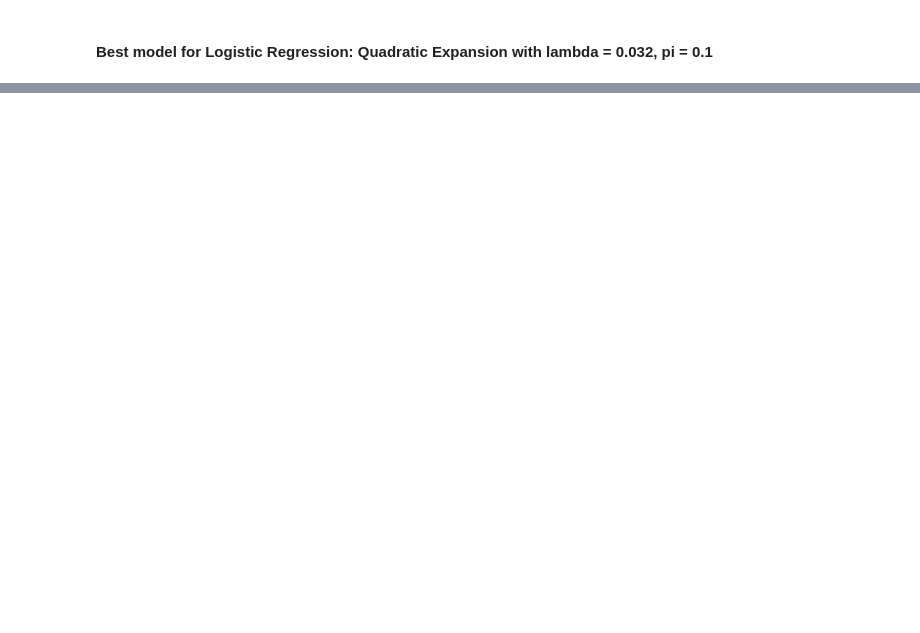
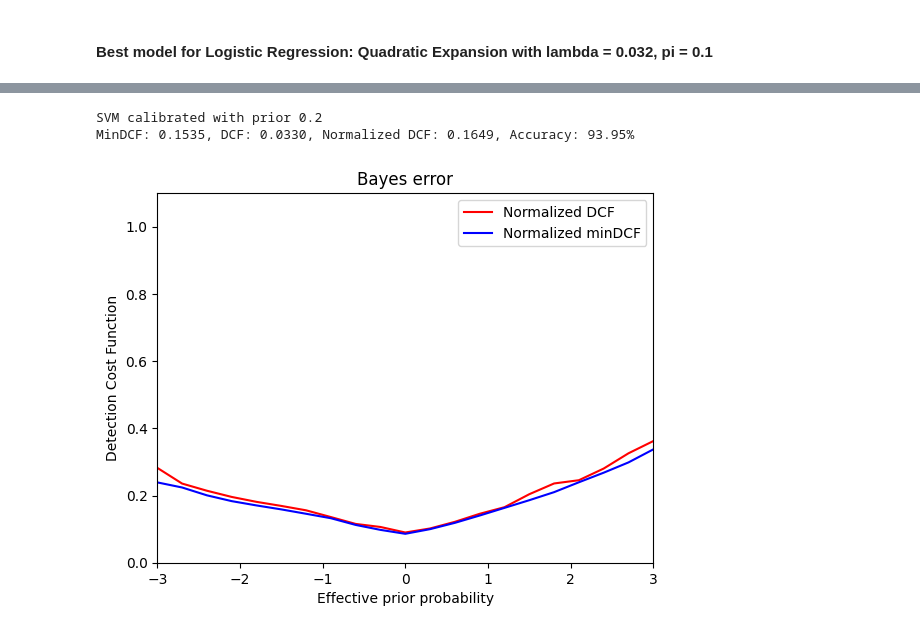
Before and after one commit to ClaudiuTcaciuc/PoliTO_MachineLearningProject, a Jupyter notebook: lab11.ipynb, the cells around one changed output, grey strips where cells are left out. Saved outputs shown, nothing was run; the diff lists cells and outputs as text; code cells hidden in the pictures; blank space fills up the shorter version.

```diff
--- a/lab11.ipynb
+++ b/lab11.ipynb
@@ -89,0 +154,7 @@ Weights loaded successfully.
+# %%
+print(f"SVM calibrated with prior {prior_calibration}")
+compute_statistics(svm_calibrated_scores, svm_calibrated_labels, prior_calibration, unique_labels=[0, 1], graph=True)
+# %% [output]
+SVM calibrated with prior 0.2
+MinDCF: 0.1535, DCF: 0.0330, Normalized DCF: 0.1649, Accuracy: 93.95%
+[figure, added]
```
Also changed, not shown: parts of 45 cells of this notebook.
